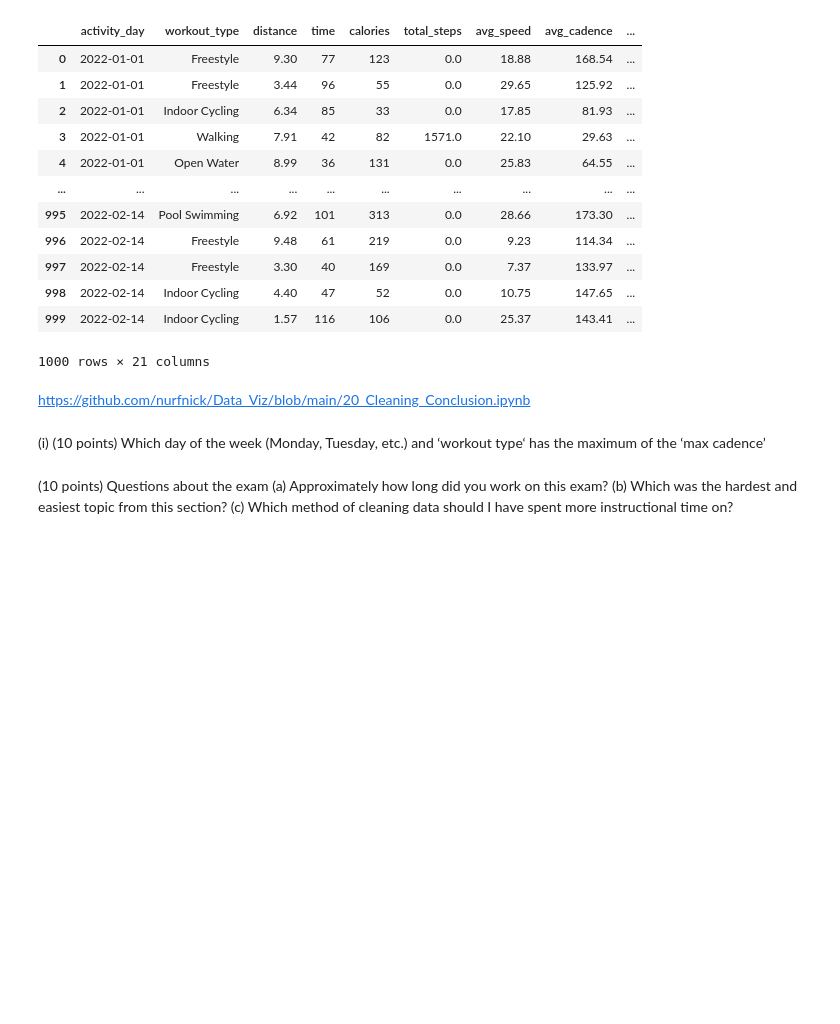
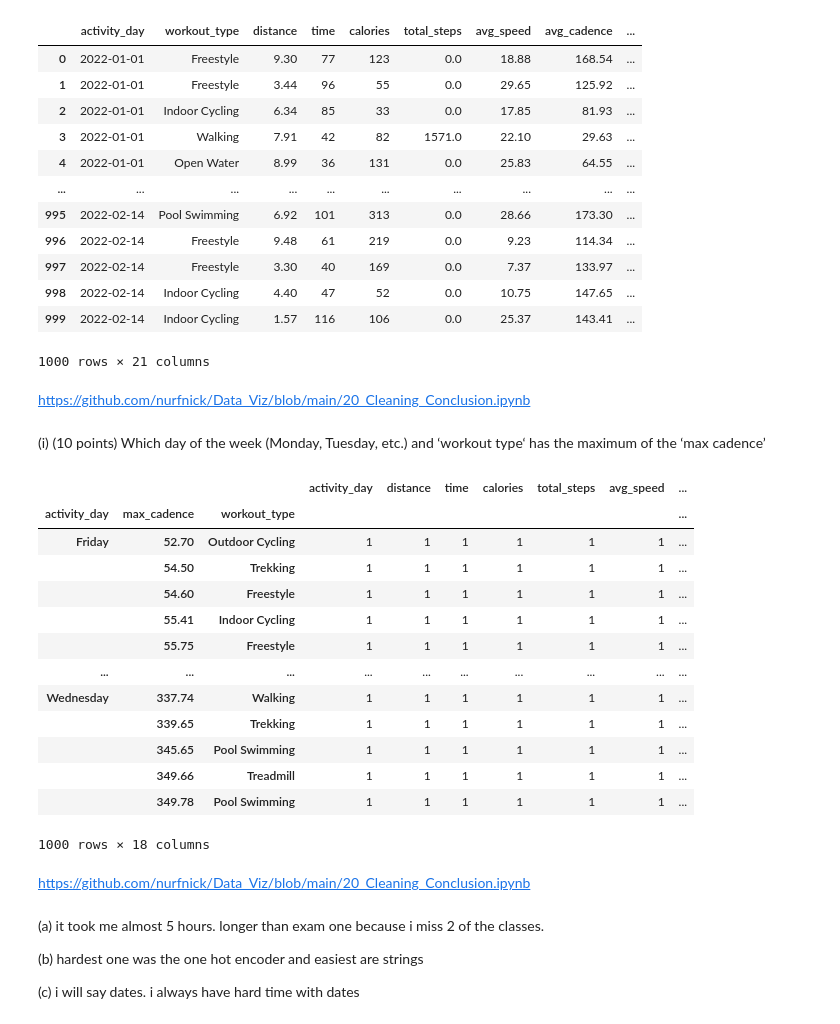
Before and after one commit to ashpou1/data-processing-4313, a Jupyter notebook: Exam 2.ipynb, the cells around one changed output. Drawn from its saved outputs; the diff is of its cells as text; code cells hidden in the pictures; blank space fills up the shorter version.

```diff
--- a/Exam 2.ipynb
+++ b/Exam 2.ipynb
@@ -234,8 +234,33 @@ pd.concat([df,pd.DataFrame({'thirty_plus':bal})], axis = 1)
 https://github.com/nurfnick/Data_Viz/blob/main/20_Cleaning_Conclusion.ipynb
 # %% [markdown]
 (i) (10 points) Which day of the week (Monday, Tuesday, etc.) and ‘workout type‘ has the maximum of the ‘max cadence’
-# %% [markdown]
-(10 points) Questions about the exam
-(a) Approximately how long did you work on this exam?
-(b) Which was the hardest and easiest topic from this section?
-(c) Which method of cleaning data should I have spent more instructional time on?
+# %%
+df.groupby([df.activity_day.dt.day_name(),df.max_cadence,df.workout_type]).agg('count')
+# %% [output]
+|  |  |  | activity_day | distance | time | calories | total_steps | avg_speed | ... |
+| activity_day | max_cadence | workout_type |  |  |  |  |  |  | ... |
+| Friday | 52.70 | Outdoor Cycling | 1 | 1 | 1 | 1 | 1 | 1 | ... |
+|  | 54.50 | Trekking | 1 | 1 | 1 | 1 | 1 | 1 | ... |
+|  | 54.60 | Freestyle | 1 | 1 | 1 | 1 | 1 | 1 | ... |
+|  | 55.41 | Indoor Cycling | 1 | 1 | 1 | 1 | 1 | 1 | ... |
+|  | 55.75 | Freestyle | 1 | 1 | 1 | 1 | 1 | 1 | ... |
+| ... | ... | ... | ... | ... | ... | ... | ... | ... | ... |
+| Wednesday | 337.74 | Walking | 1 | 1 | 1 | 1 | 1 | 1 | ... |
+|  | 339.65 | Trekking | 1 | 1 | 1 | 1 | 1 | 1 | ... |
+|  | 345.65 | Pool Swimming | 1 | 1 | 1 | 1 | 1 | 1 | ... |
+|  | 349.66 | Treadmill | 1 | 1 | 1 | 1 | 1 | 1 | ... |
+|  | 349.78 | Pool Swimming | 1 | 1 | 1 | 1 | 1 | 1 | ... |
+1000 rows × 18 columns
+# %% [markdown]
+https://github.com/nurfnick/Data_Viz/blob/main/20_Cleaning_Conclusion.ipynb
+# %% [markdown]
+(a)
+it took me almost 5 hours. longer than exam one because i miss 2 of the classes.
+
+
+(b)
+hardest one was the one hot encoder and easiest are strings
+
+
+(c)
+i will say dates. i always have hard time with dates
```
